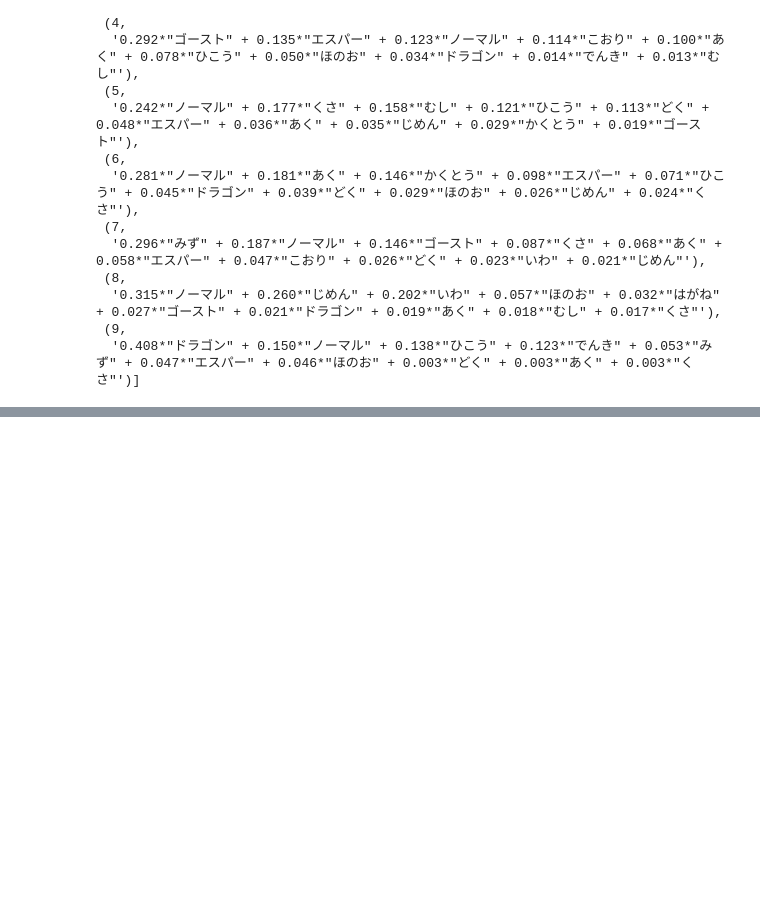
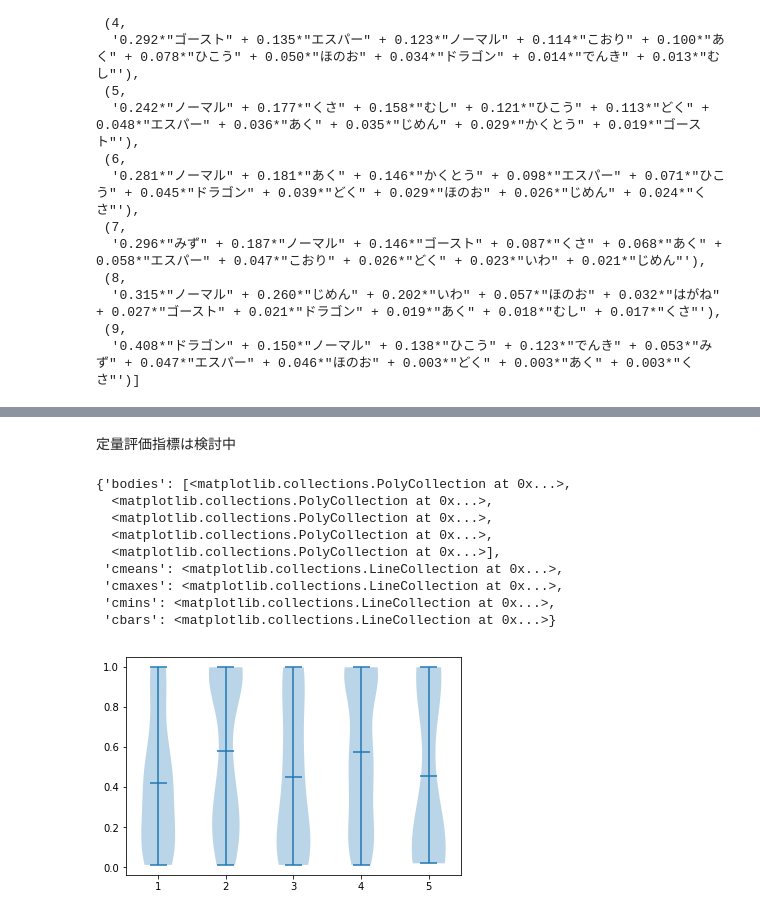
Before and after one commit to MiraiNiki/pokemonLDA, a Jupyter notebook: PokemonLDA.ipynb, the cells around one changed output, grey strips where cells are left out. Saved outputs shown, nothing was run; the diff lists cells and outputs as text; code cells hidden in the pictures; blank space fills up the shorter version.

```diff
--- a/PokemonLDA.ipynb
+++ b/PokemonLDA.ipynb
@@ -144,0 +265,17 @@ lda.show_topics()
+# %% [markdown]
+定量評価指標は検討中
+# %%
+import numpy as np
+import matplotlib.pyplot as plt
+plt.violinplot([hot[0], hot[1], hot[2], hot[3], hot[4]], showmeans=True)
+# %% [output]
+{'bodies': [<matplotlib.collections.PolyCollection at 0x...>,
+  <matplotlib.collections.PolyCollection at 0x...>,
+  <matplotlib.collections.PolyCollection at 0x...>,
+  <matplotlib.collections.PolyCollection at 0x...>,
+  <matplotlib.collections.PolyCollection at 0x...>],
+ 'cmeans': <matplotlib.collections.LineCollection at 0x...>,
+ 'cmaxes': <matplotlib.collections.LineCollection at 0x...>,
+ 'cmins': <matplotlib.collections.LineCollection at 0x...>,
+ 'cbars': <matplotlib.collections.LineCollection at 0x...>}
+[figure, added]
```
Also changed, not shown: parts of 24 cells of this notebook.
